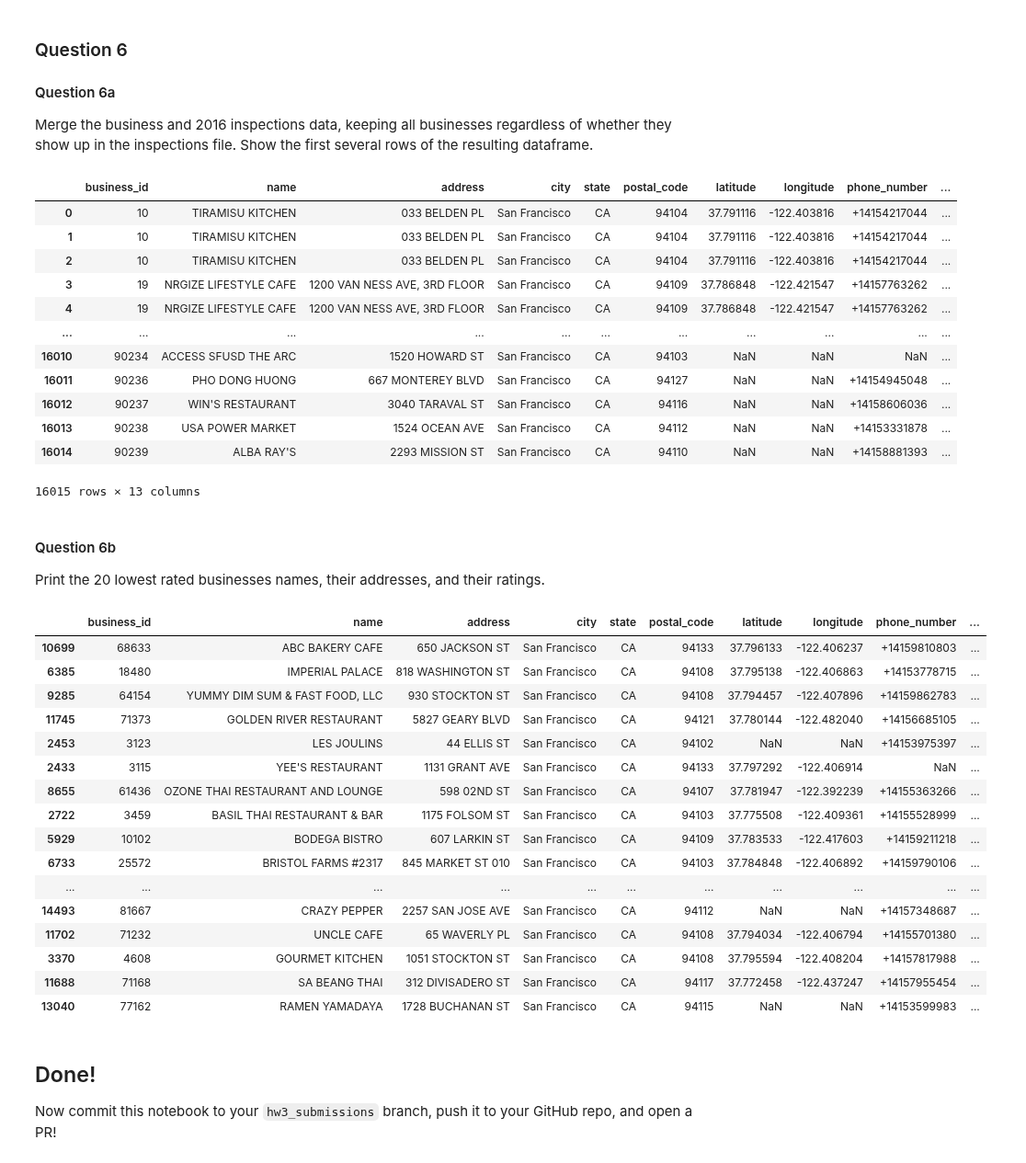
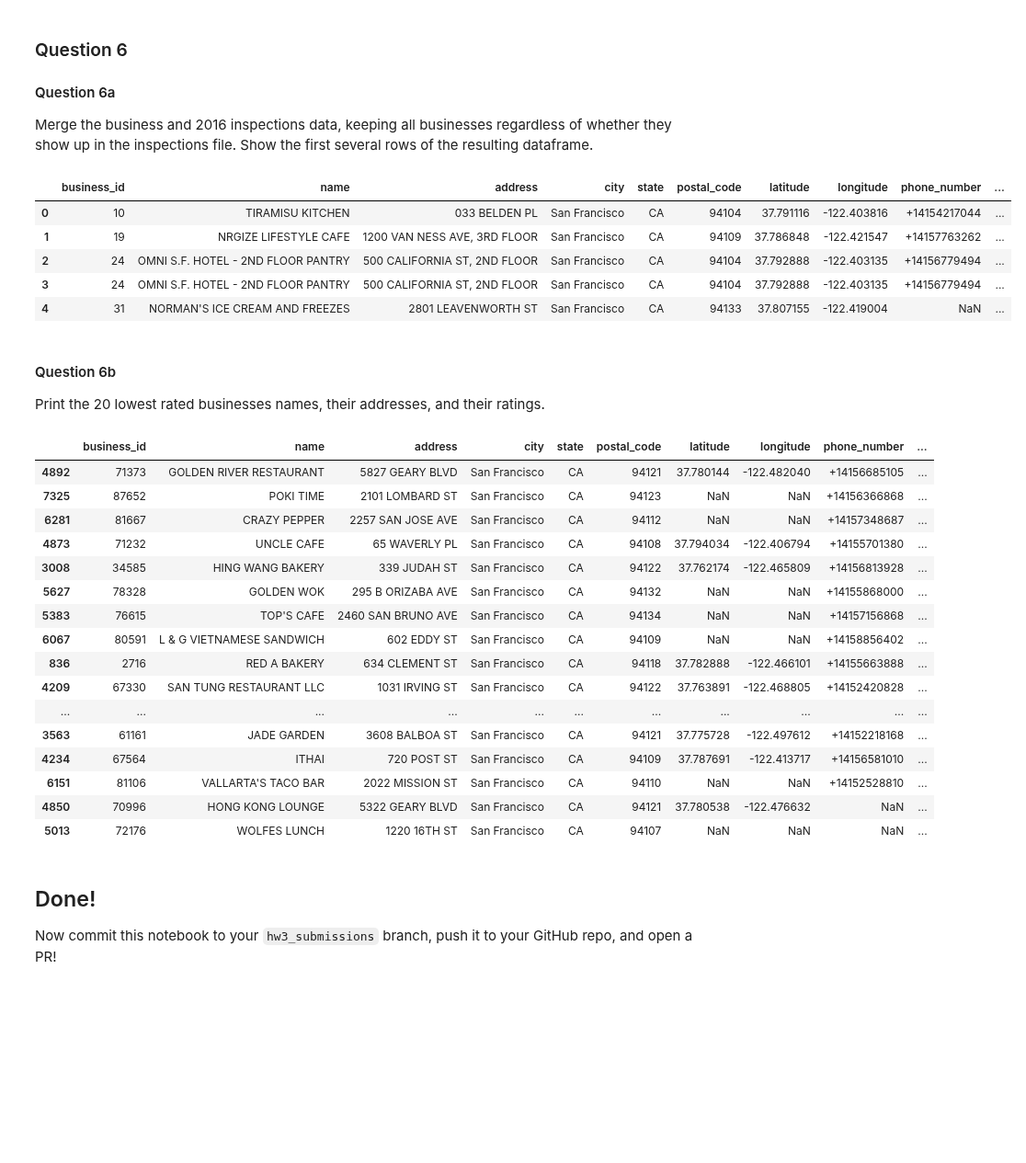
Before and after one commit to daisybellelewis/CYPLAN255, a Jupyter notebook: assignments/assignment_3/assignment_3_Jiaman_Wu.ipynb, the cells around one changed output. Shown at 92% size. Saved outputs shown, nothing was run; the diff lists cells and outputs as text; code cells hidden in the pictures; blank space fills up the shorter version.

```diff
--- a/assignments/assignment_3/assignment_3_Jiaman_Wu.ipynb
+++ b/assignments/assignment_3/assignment_3_Jiaman_Wu.ipynb
@@ -306,3 +313,6 @@ business_id
 89803    1
 89900    1
 Name: score, Length: 4543, dtype: int64
+# %%
+ins2016=ins3[ins3['year']==2016]
+ins2016
@@ -313,22 +337,15 @@ Name: score, Length: 4543, dtype: int64
 
 Merge the business and 2016 inspections data, keeping all businesses regardless of whether they show up in the inspections file. Show the first several rows of the resulting dataframe.
 # %%
-bus_ins = pd.merge(bus,ins,on='business_id',how='left')
-bus_ins
+bus_ins = pd.merge(bus,ins2016,on='business_id',how='left')
+bus_ins.head()
 # %% [output]
 |  | business_id | name | address | city | state | postal_code | latitude | longitude | phone_number | ... |
 | 0 | 10 | TIRAMISU KITCHEN | 033 BELDEN PL | San Francisco | CA | 94104 | 37.791116 | -122.403816 | +14154217044 | ... |
-| 1 | 10 | TIRAMISU KITCHEN | 033 BELDEN PL | San Francisco | CA | 94104 | 37.791116 | -122.403816 | +14154217044 | ... |
-| 2 | 10 | TIRAMISU KITCHEN | 033 BELDEN PL | San Francisco | CA | 94104 | 37.791116 | -122.403816 | +14154217044 | ... |
-| 3 | 19 | NRGIZE LIFESTYLE CAFE | 1200 VAN NESS AVE, 3RD FLOOR | San Francisco | CA | 94109 | 37.786848 | -122.421547 | +14157763262 | ... |
-| 4 | 19 | NRGIZE LIFESTYLE CAFE | 1200 VAN NESS AVE, 3RD FLOOR | San Francisco | CA | 94109 | 37.786848 | -122.421547 | +14157763262 | ... |
-| ... | ... | ... | ... | ... | ... | ... | ... | ... | ... | ... |
-| 16010 | 90234 | ACCESS SFUSD THE ARC | 1520 HOWARD ST | San Francisco | CA | 94103 | NaN | NaN | NaN | ... |
-| 16011 | 90236 | PHO DONG HUONG | 667 MONTEREY BLVD | San Francisco | CA | 94127 | NaN | NaN | +14154945048 | ... |
-| 16012 | 90237 | WIN'S RESTAURANT | 3040 TARAVAL ST | San Francisco | CA | 94116 | NaN | NaN | +14158606036 | ... |
-| 16013 | 90238 | USA POWER MARKET | 1524 OCEAN AVE | San Francisco | CA | 94112 | NaN | NaN | +14153331878 | ... |
-| 16014 | 90239 | ALBA RAY'S | 2293 MISSION ST | San Francisco | CA | 94110 | NaN | NaN | +14158881393 | ... |
+| 1 | 19 | NRGIZE LIFESTYLE CAFE | 1200 VAN NESS AVE, 3RD FLOOR | San Francisco | CA | 94109 | 37.786848 | -122.421547 | +14157763262 | ... |
+| 2 | 24 | OMNI S.F. HOTEL - 2ND FLOOR PANTRY | 500 CALIFORNIA ST, 2ND FLOOR | San Francisco | CA | 94104 | 37.792888 | -122.403135 | +14156779494 | ... |
+| 3 | 24 | OMNI S.F. HOTEL - 2ND FLOOR PANTRY | 500 CALIFORNIA ST, 2ND FLOOR | San Francisco | CA | 94104 | 37.792888 | -122.403135 | +14156779494 | ... |
+| 4 | 31 | NORMAN'S ICE CREAM AND FREEZES | 2801 LEAVENWORTH ST | San Francisco | CA | 94133 | 37.807155 | -122.419004 | NaN | ... |
-16015 rows × 13 columns
 # %% [markdown]
 #### Question 6b
 Print the 20 lowest rated businesses names, their addresses, and their ratings.
@@ -336,22 +353,22 @@ Print the 20 lowest rated businesses names, their addresses, and their ratings.
 bus_ins.sort_values(['score'],ascending=True).head(20)
 # %% [output]
 |  | business_id | name | address | city | state | postal_code | latitude | longitude | phone_number | ... |
-| 10699 | 68633 | ABC BAKERY CAFE | 650 JACKSON ST | San Francisco | CA | 94133 | 37.796133 | -122.406237 | +14159810803 | ... |
-| 6385 | 18480 | IMPERIAL PALACE | 818 WASHINGTON ST | San Francisco | CA | 94108 | 37.795138 | -122.406863 | +14153778715 | ... |
-| 9285 | 64154 | YUMMY DIM SUM & FAST FOOD, LLC | 930 STOCKTON ST | San Francisco | CA | 94108 | 37.794457 | -122.407896 | +14159862783 | ... |
-| 11745 | 71373 | GOLDEN RIVER RESTAURANT | 5827 GEARY BLVD | San Francisco | CA | 94121 | 37.780144 | -122.482040 | +14156685105 | ... |
-| 2453 | 3123 | LES JOULINS | 44 ELLIS ST | San Francisco | CA | 94102 | NaN | NaN | +14153975397 | ... |
-| 2433 | 3115 | YEE'S RESTAURANT | 1131 GRANT AVE | San Francisco | CA | 94133 | 37.797292 | -122.406914 | NaN | ... |
-| 8655 | 61436 | OZONE THAI RESTAURANT AND LOUNGE | 598 02ND ST | San Francisco | CA | 94107 | 37.781947 | -122.392239 | +14155363266 | ... |
-| 2722 | 3459 | BASIL THAI RESTAURANT & BAR | 1175 FOLSOM ST | San Francisco | CA | 94103 | 37.775508 | -122.409361 | +14155528999 | ... |
-| 5929 | 10102 | BODEGA BISTRO | 607 LARKIN ST | San Francisco | CA | 94109 | 37.783533 | -122.417603 | +14159211218 | ... |
-| 6733 | 25572 | BRISTOL FARMS #2317 | 845 MARKET ST 010 | San Francisco | CA | 94103 | 37.784848 | -122.406892 | +14159790106 | ... |
+| 4892 | 71373 | GOLDEN RIVER RESTAURANT | 5827 GEARY BLVD | San Francisco | CA | 94121 | 37.780144 | -122.482040 | +14156685105 | ... |
+| 7325 | 87652 | POKI TIME | 2101 LOMBARD ST | San Francisco | CA | 94123 | NaN | NaN | +14156366868 | ... |
+| 6281 | 81667 | CRAZY PEPPER | 2257 SAN JOSE AVE | San Francisco | CA | 94112 | NaN | NaN | +14157348687 | ... |
+| 4873 | 71232 | UNCLE CAFE | 65 WAVERLY PL | San Francisco | CA | 94108 | 37.794034 | -122.406794 | +14155701380 | ... |
+| 3008 | 34585 | HING WANG BAKERY | 339 JUDAH ST | San Francisco | CA | 94122 | 37.762174 | -122.465809 | +14156813928 | ... |
+| 5627 | 78328 | GOLDEN WOK | 295 B ORIZABA AVE | San Francisco | CA | 94132 | NaN | NaN | +14155868000 | ... |
+| 5383 | 76615 | TOP'S CAFE | 2460 SAN BRUNO AVE | San Francisco | CA | 94134 | NaN | NaN | +14157156868 | ... |
+| 6067 | 80591 | L & G VIETNAMESE SANDWICH | 602 EDDY ST | San Francisco | CA | 94109 | NaN | NaN | +14158856402 | ... |
+| 836 | 2716 | RED A BAKERY | 634 CLEMENT ST | San Francisco | CA | 94118 | 37.782888 | -122.466101 | +14155663888 | ... |
+| 4209 | 67330 | SAN TUNG RESTAURANT LLC | 1031 IRVING ST | San Francisco | CA | 94122 | 37.763891 | -122.468805 | +14152420828 | ... |
 | ... | ... | ... | ... | ... | ... | ... | ... | ... | ... | ... |
-| 14493 | 81667 | CRAZY PEPPER | 2257 SAN JOSE AVE | San Francisco | CA | 94112 | NaN | NaN | +14157348687 | ... |
-| 11702 | 71232 | UNCLE CAFE | 65 WAVERLY PL | San Francisco | CA | 94108 | 37.794034 | -122.406794 | +14155701380 | ... |
-| 3370 | 4608 | GOURMET KITCHEN | 1051 STOCKTON ST | San Francisco | CA | 94108 | 37.795594 | -122.408204 | +14157817988 | ... |
-| 11688 | 71168 | SA BEANG THAI | 312 DIVISADERO ST | San Francisco | CA | 94117 | 37.772458 | -122.437247 | +14157955454 | ... |
-| 13040 | 77162 | RAMEN YAMADAYA | 1728 BUCHANAN ST | San Francisco | CA | 94115 | NaN | NaN | +14153599983 | ... |
+| 3563 | 61161 | JADE GARDEN | 3608 BALBOA ST | San Francisco | CA | 94121 | 37.775728 | -122.497612 | +14152218168 | ... |
+| 4234 | 67564 | ITHAI | 720 POST ST | San Francisco | CA | 94109 | 37.787691 | -122.413717 | +14156581010 | ... |
+| 6151 | 81106 | VALLARTA'S TACO BAR | 2022 MISSION ST | San Francisco | CA | 94110 | NaN | NaN | +14152528810 | ... |
+| 4850 | 70996 | HONG KONG LOUNGE | 5322 GEARY BLVD | San Francisco | CA | 94121 | 37.780538 | -122.476632 | NaN | ... |
+| 5013 | 72176 | WOLFES LUNCH | 1220 16TH ST | San Francisco | CA | 94107 | NaN | NaN | NaN | ... |
 # %% [markdown]
 ## Done!
 
```
Also changed, not shown: parts of 4 cells of this notebook.
